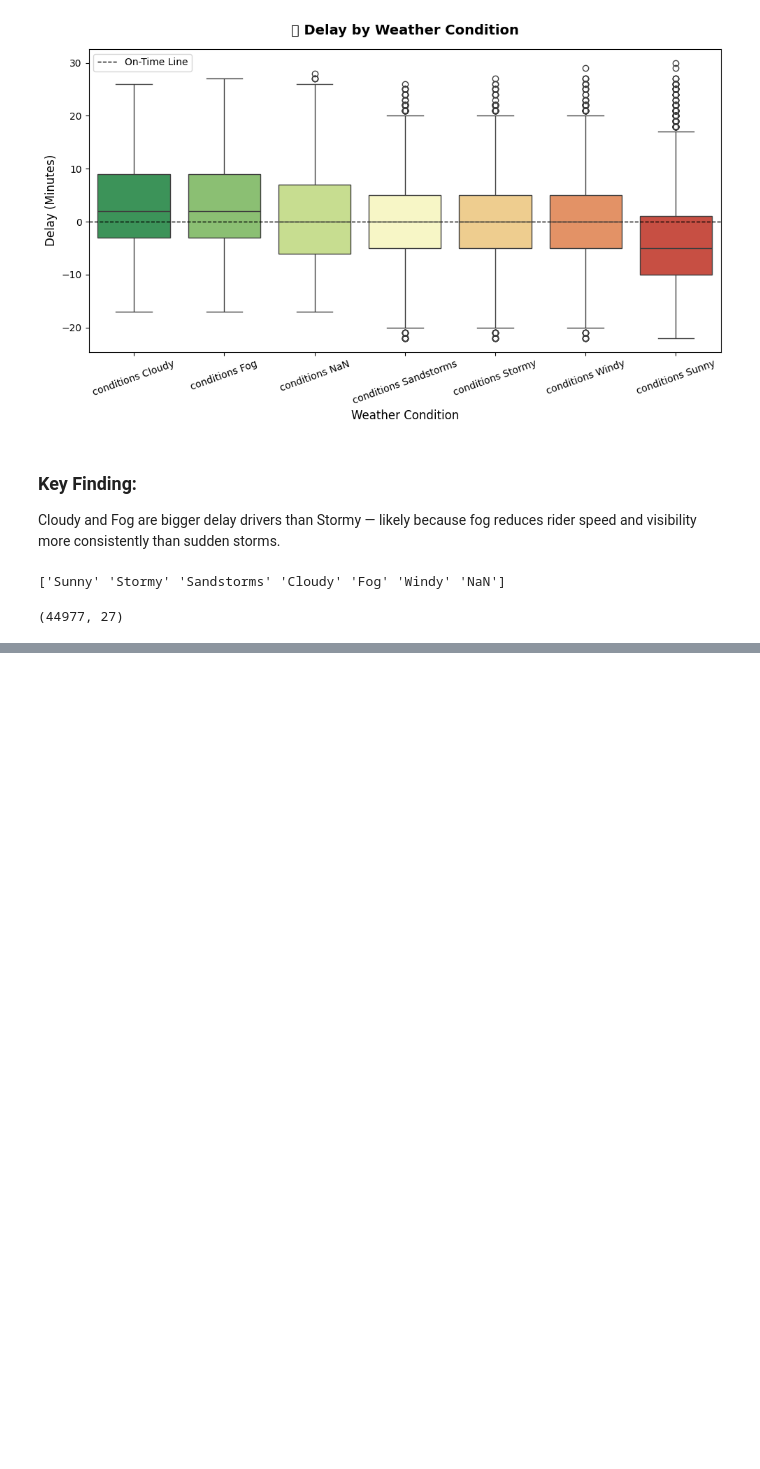
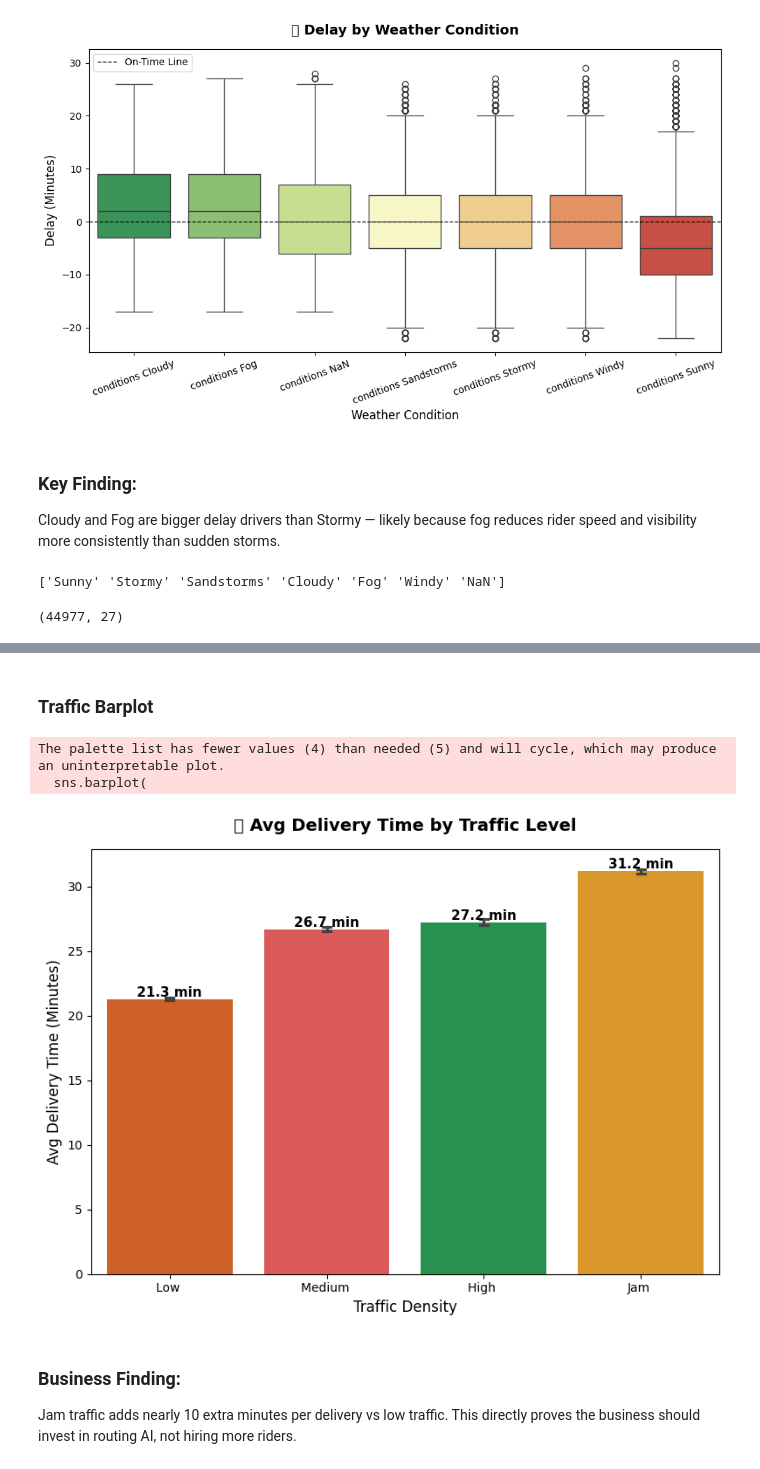
Before and after one commit to shubhmohan/Last-Mile-Delivery-Delay-Root-Cause-Analysis, a Jupyter notebook: notebook/Phase-B.ipynb, the cells around one changed output, grey strips where cells are left out. Saved outputs shown, nothing was run; the diff lists cells and outputs as text; code cells hidden in the pictures; blank space fills up the shorter version.

Commit message:
visual

```diff
--- a/notebook/Phase-B.ipynb
+++ b/notebook/Phase-B.ipynb
@@ -149,0 +140,37 @@ FileNotFoundError: [Errno 2] No such file or directory: 'outputs/A4_delay_by_tra
+# %% [markdown]
+### Traffic Barplot
+# %%
+plt.figure(figsize=(8, 6))
+
+traffic_order = ['Low ', 'Medium ', 'High ', 'Jam ']
+
+sns.barplot(
+    x='Road_traffic_density',
+    y='Time_taken(min)',          # ← use raw time, not Delay_Minutes
+    data=df,
+    order=traffic_order,
+    hue='Road_traffic_density',
+    palette=['#16A34A', '#F59E0B', '#EA580C', '#EF4444'],
+    legend=False,
+    capsize=0.05
+)
+
+# Add value labels on top of each bar
+ax = plt.gca()
+for p in ax.patches:
+    ax.annotate(f'{p.get_height():.1f} min',
+                (p.get_x() + p.get_width() / 2., p.get_height()),
+                ha='center', va='bottom', fontsize=11, fontweight='bold')
+
+plt.title('Avg Delivery Time by Traffic Level', fontsize=14, fontweight='bold', pad=15)
+plt.xlabel('Traffic Density', fontsize=12)
+plt.ylabel('Avg Delivery Time (Minutes)', fontsize=12)
+plt.tight_layout()
+plt.show()
+# %% [output]
+The palette list has fewer values (4) than needed (5) and will cycle, which may produce an uninterpretable plot.
+  sns.barplot(
+[figure, added]
+# %% [markdown]
+### Business Finding:
+Jam traffic adds nearly 10 extra minutes per delivery vs low traffic. This directly proves the business should invest in routing AI, not hiring more riders.
```
Also changed, not shown: parts of 2 cells of this notebook.
